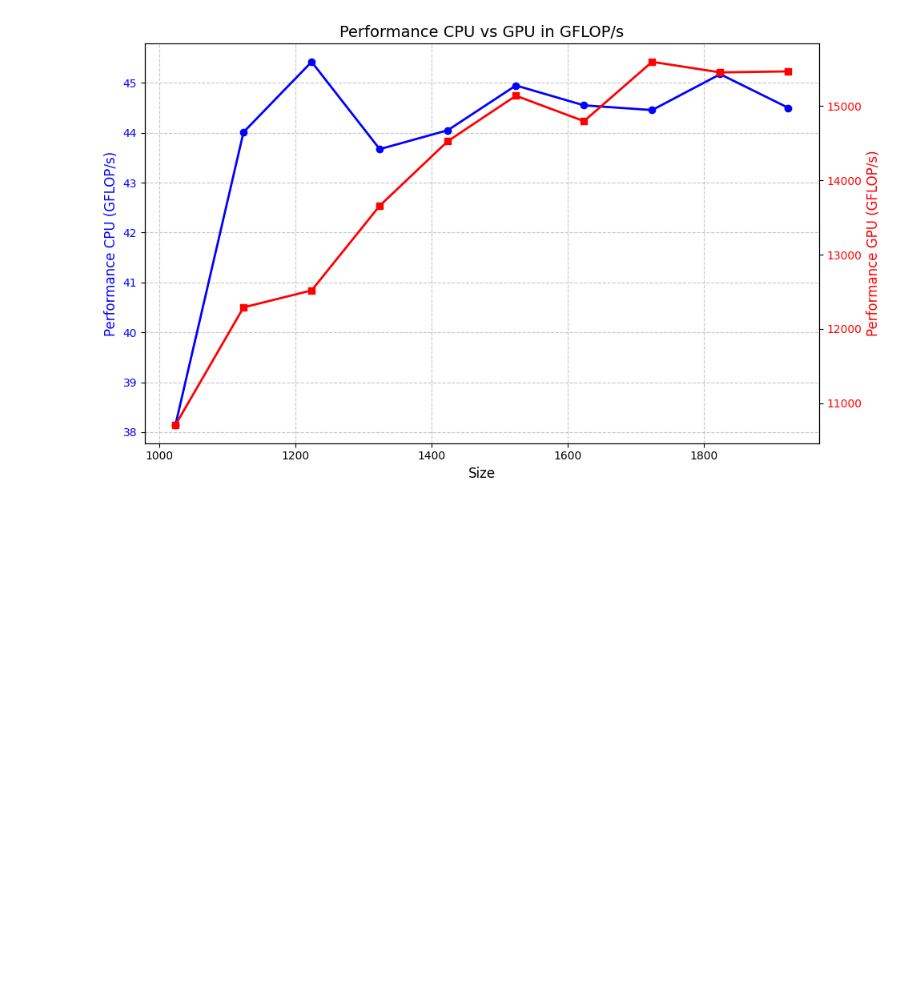
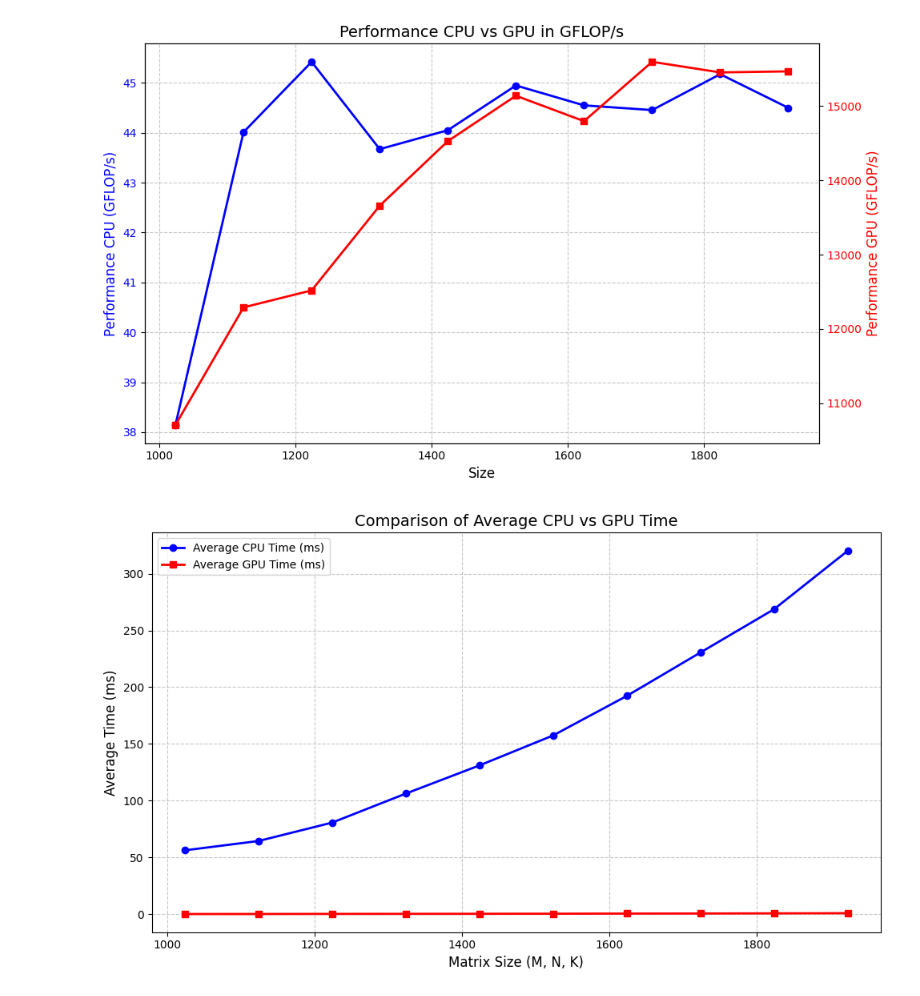
Before and after one commit to elbasri/HPC-Tasks, a Jupyter notebook: plotCPU.ipynb, the cells around one changed output. Cells and saved outputs as stored; diff of their text form; code cells hidden in the pictures; blank space fills up the shorter version.

```diff
--- a/plotCPU.ipynb
+++ b/plotCPU.ipynb
@@ -521,3 +521,33 @@ fig.tight_layout()  # Ajuste les espacements
 plt.show()
 # %% [output]
 [figure]
+# %%
+import pandas as pd
+import matplotlib.pyplot as plt
+
+# Extract the necessary columns
+mnk_values = data['M']
+cpu_times = data['AverageTimeCPU(ms)']
+gpu_times = data['AverageTimeGPU(ms)']
+
+# Create the figure and axes
+plt.figure(figsize=(10, 6))
+
+# Plot CPU and GPU times on the same scale
+plt.plot(mnk_values, cpu_times, label='Average CPU Time (ms)', color='blue', linewidth=2, marker='o')
+plt.plot(mnk_values, gpu_times, label='Average GPU Time (ms)', color='red', linewidth=2, marker='s')
+
+# Set labels and title
+plt.xlabel('Matrix Size (M, N, K)', fontsize=12)
+plt.ylabel('Average Time (ms)', fontsize=12)
+plt.title('Comparison of Average CPU vs GPU Time', fontsize=14)
+
+# Show grid and legend
+plt.grid(True, linestyle='--', alpha=0.7)
+plt.legend()
+
+# Show the plot
+plt.tight_layout()
+plt.show()
+# %% [output]
+[figure, added]
```
